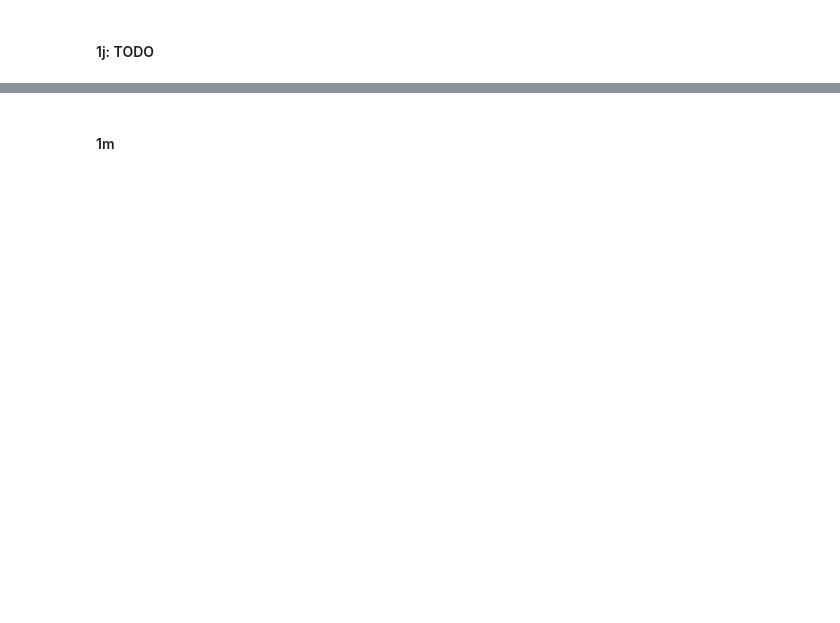
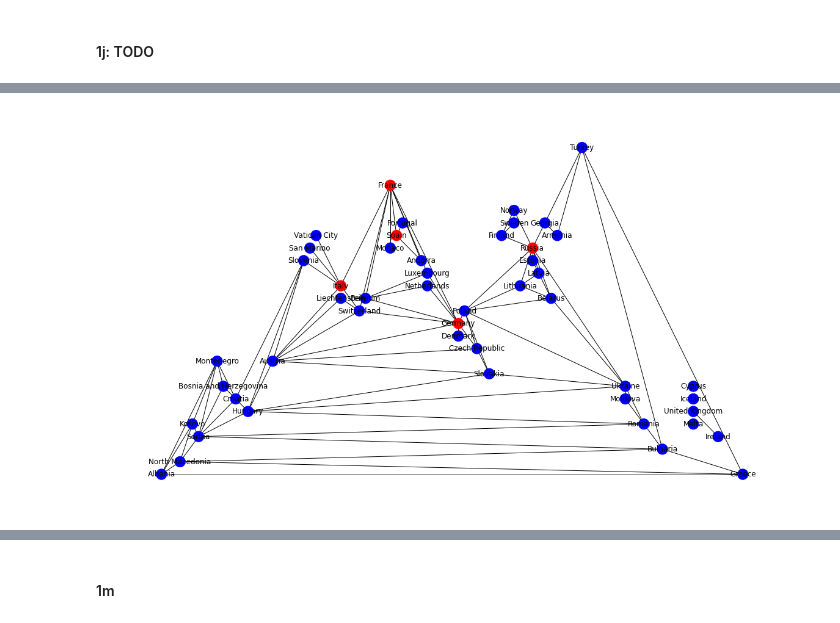
Before and after one commit to GoldenGarr/Graph-Theory-HW-5, a Jupyter notebook: hw5.ipynb, the cells around one changed output, grey strips where cells are left out. Saved outputs shown, nothing was run; the diff lists cells and outputs as text; code cells hidden in the pictures; blank space fills up the shorter version.

```diff
--- a/hw5.ipynb
+++ b/hw5.ipynb
@@ -284,0 +345,6 @@ False
+# %%
+plt.figure(figsize=(16, 9))
+node_colors = ['red' if node in nx.articulation_points(Europe) else 'blue' for node in Europe.nodes()]
+nx.draw_planar(Europe, node_color=node_colors, with_labels=True)
+# %% [output]
+[figure, added]
```
Also changed, not shown: parts of 27 cells of this notebook.
